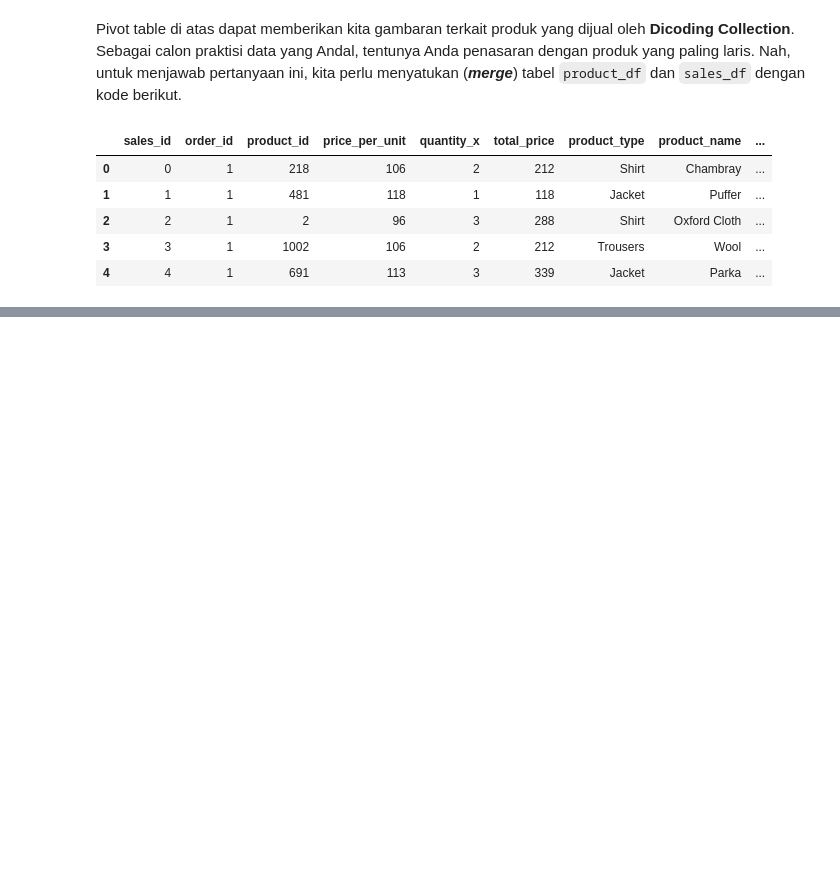
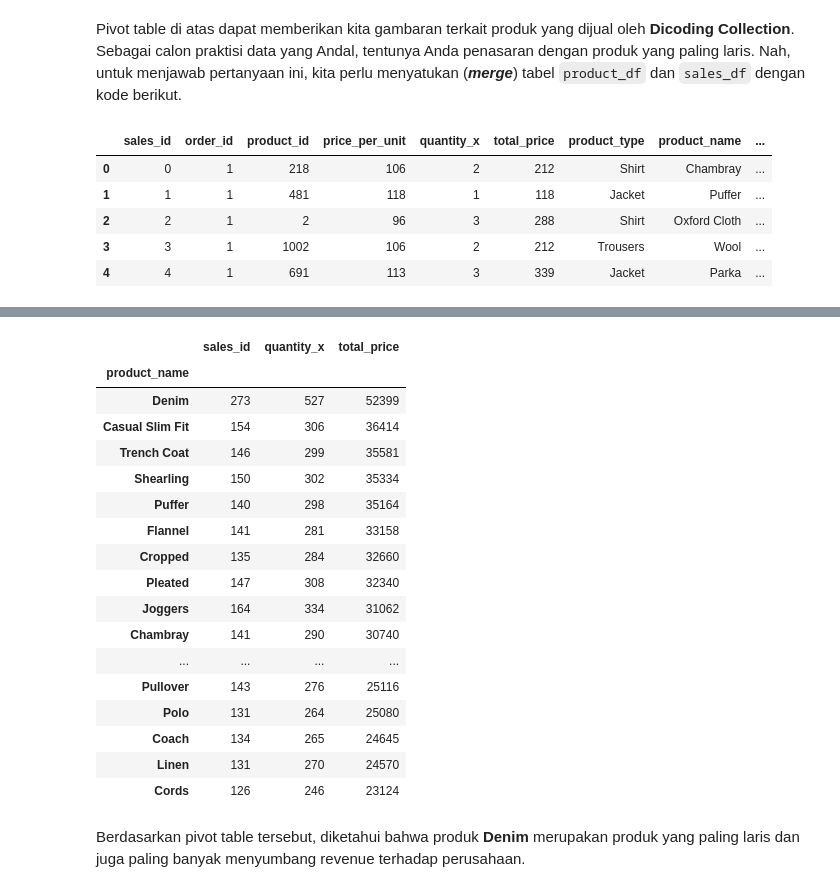
Before and after one commit to LatiefDataVisionary/data-analyst-with-python-dicoding, a Jupyter notebook: LatExploratoryDataAnalysisDicoding.ipynb, the cells around one changed output, grey strips where cells are left out. Cells and saved outputs as stored; diff of their text form; code cells hidden in the pictures; blank space fills up the shorter version.

```diff
--- a/LatExploratoryDataAnalysisDicoding.ipynb
+++ b/LatExploratoryDataAnalysisDicoding.ipynb
@@ -975,0 +998,27 @@ sales_product_df.head()
+# %%
+sales_product_df.groupby(by="product_name").agg({
+    "sales_id": "nunique",
+    "quantity_x": "sum",
+    "total_price": "sum"
+}).sort_values(by="total_price", ascending=False)
+# %% [output]
+|  | sales_id | quantity_x | total_price |
+| product_name |  |  |  |
+| Denim | 273 | 527 | 52399 |
+| Casual Slim Fit | 154 | 306 | 36414 |
+| Trench Coat | 146 | 299 | 35581 |
+| Shearling | 150 | 302 | 35334 |
+| Puffer | 140 | 298 | 35164 |
+| Flannel | 141 | 281 | 33158 |
+| Cropped | 135 | 284 | 32660 |
+| Pleated | 147 | 308 | 32340 |
+| Joggers | 164 | 334 | 31062 |
+| Chambray | 141 | 290 | 30740 |
+| ... | ... | ... | ... |
+| Pullover | 143 | 276 | 25116 |
+| Polo | 131 | 264 | 25080 |
+| Coach | 134 | 265 | 24645 |
+| Linen | 131 | 270 | 24570 |
+| Cords | 126 | 246 | 23124 |
+# %% [markdown]
+Berdasarkan pivot table tersebut, diketahui bahwa produk **Denim** merupakan produk yang paling laris dan juga paling banyak menyumbang revenue terhadap perusahaan.
```
Also changed, not shown: parts of 14 cells of this notebook.
